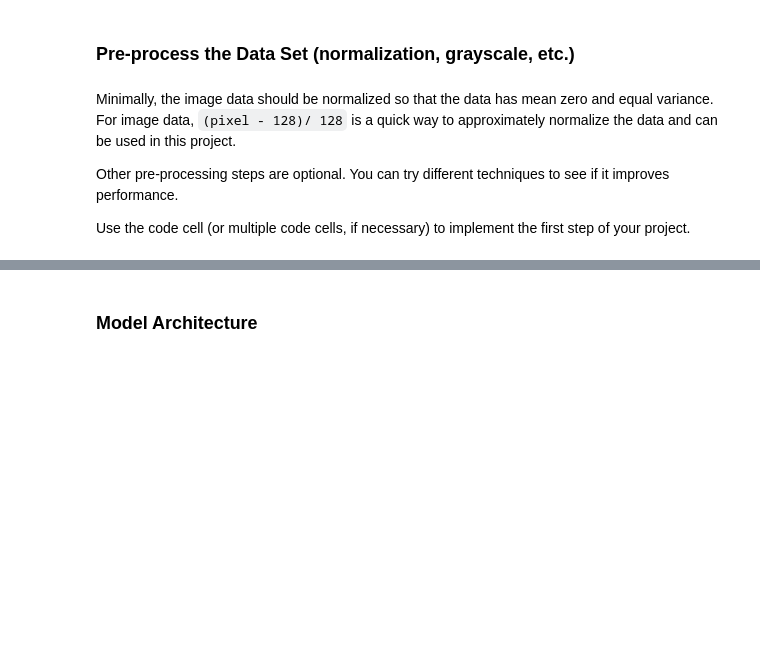
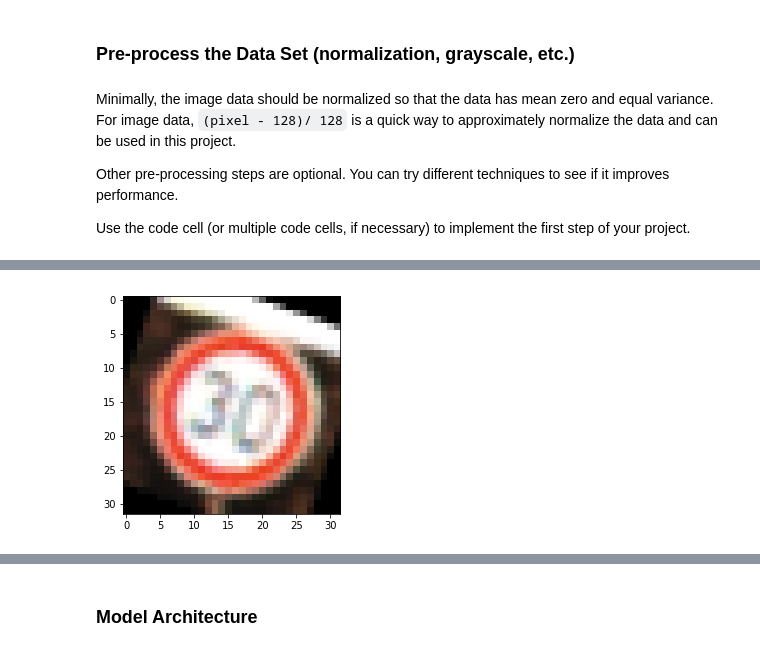
Before and after one commit to suvoganguli/SDCND-Projects, a Jupyter notebook: CarND-Traffic-Sign-Classifier-P3/Traffic_Sign_Classifier.ipynb, the cells around one changed output, grey strips where cells are left out. Saved outputs shown, nothing was run; the diff lists cells and outputs as text; code cells hidden in the pictures; blank space fills up the shorter version.

Commit message:
addind data augmentation

```diff
--- a/CarND-Traffic-Sign-Classifier-P3/Traffic_Sign_Classifier.ipynb
+++ b/CarND-Traffic-Sign-Classifier-P3/Traffic_Sign_Classifier.ipynb
@@ -22,30 +22,30 @@ The [rubric](https://review.udacity.com/#!/rubrics/481/view) contains "Stand Out
 # %%
 # Load pickled data
 import pickle
+from sklearn.utils import shuffle
 
 # TODO: Fill this in based on where you saved the training and testing data
 
 training_file = "../../SDCND-Data/TrafficSignData/train.p"
-#validation_file=
+validation_file= "../../SDCND-Data/TrafficSignData/valid.p"
 testing_file = "../../SDCND-Data/TrafficSignData/test.p"
 
 with open(training_file, mode='rb') as f:
     train = pickle.load(f)
-#with open(validation_file, mode='rb') as f:
-#    valid = pickle.load(f)
+with open(validation_file, mode='rb') as f:
+    valid = pickle.load(f)
 with open(testing_file, mode='rb') as f:
     test = pickle.load(f)
 
 X_train, y_train = train['features'], train['labels']
-#X_valid, y_valid = valid['features'], valid['labels']
+X_validation, y_validation = valid['features'], valid['labels']
 X_test, y_test = test['features'], test['labels']
 # %%
-from sklearn.utils import shuffle
-from sklearn.model_selection import train_test_split
-
-X_train, X_validation, y_train, y_validation = train_test_split(X_train, y_train, test_size=0.2, random_state=0)
-
-X_train, y_train = shuffle(X_train, y_train)
+#from sklearn.model_selection import train_test_split
+#
+#X_train, X_validation, y_train, y_validation = train_test_split(X_train, y_train, test_size=0.2, random_state=0)
+#
+#X_train, y_train = shuffle(X_train, y_train)
 # %% [markdown]
 ---
 
@@ -174,0 +220,61 @@ X_test_norm = (X_test_norm-128)/256
+# %%
+from scipy import ndarray
+import skimage as sk
+from skimage import transform
+from skimage import util
+from skimage import filters
+
+def random_rotation(image_array: ndarray):
+    # pick a random degree of rotation between 25% on the left and 25% on the right
+    random_degree = random.uniform(-25, 25)
+    return sk.transform.rotate(image_array, random_degree)
+
+def random_translate(image_array: ndarray):
+    # pick a random degree of rotation between 25% on the left and 25% on the right
+    random_x = random.uniform(-5, 5)
+    random_y = random.uniform(-5, 5)
+    T = sk.transform.SimilarityTransform(translation=(random_x,random_y))
+    translated_image = sk.transform.warp(image_array, T)
+    return translated_image
+
+def random_noise(image_array: ndarray):
+    # add random noise to the image
+    return sk.util.random_noise(image_array, mode='salt')
+
+def random_blur(image_array: ndarray):
+    sigma = random.uniform(0,3)
+    return sk.filters.gaussian(image_array, sigma)
+
+
+def augment_image(X,n_add):
+
+    available_transformations = {
+        'rotate': random_rotation,
+        'translate': random_translate,
+        'noise': random_noise,
+        'blur': random_noise,
+    }
+
+    num_transformations = 0
+    num_transformations_to_apply = n_add
+    transformed_image = None
+    n = X.shape[0]
+    X_out = np.empty([n+n_add,32,32,3])
+    for i in range(n_add):
+        # choose a random transformation to apply for a single image
+        key = random.choice(list(available_transformations))
+
+        idx = np.random.randint(0,n)
+        image_to_transform = X[idx].squeeze()
+        transformed_image = available_transformations[key](image_to_transform)
+        X_out[i+n] = transformed_image
+
+        num_transformations += 1
+
+
+Xout = augment_image(X_train,1)
+
+
+plt.figure(num_transformations)
+plt.imshow(transformed_image)
+# %% [output]
@@ -174,0 +282 @@ X_test_norm = (X_test_norm-128)/256
+[figure, added]
```
Also changed, not shown: parts of 18 cells of this notebook, 5 other files.
